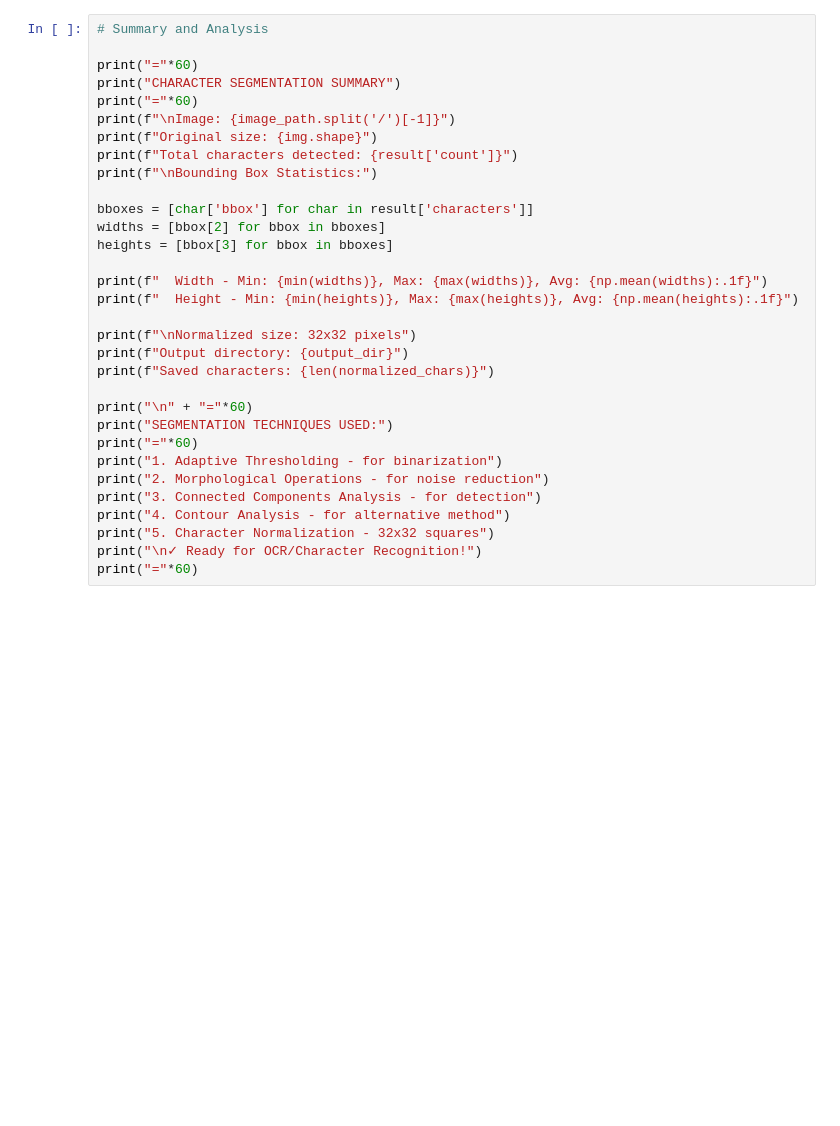
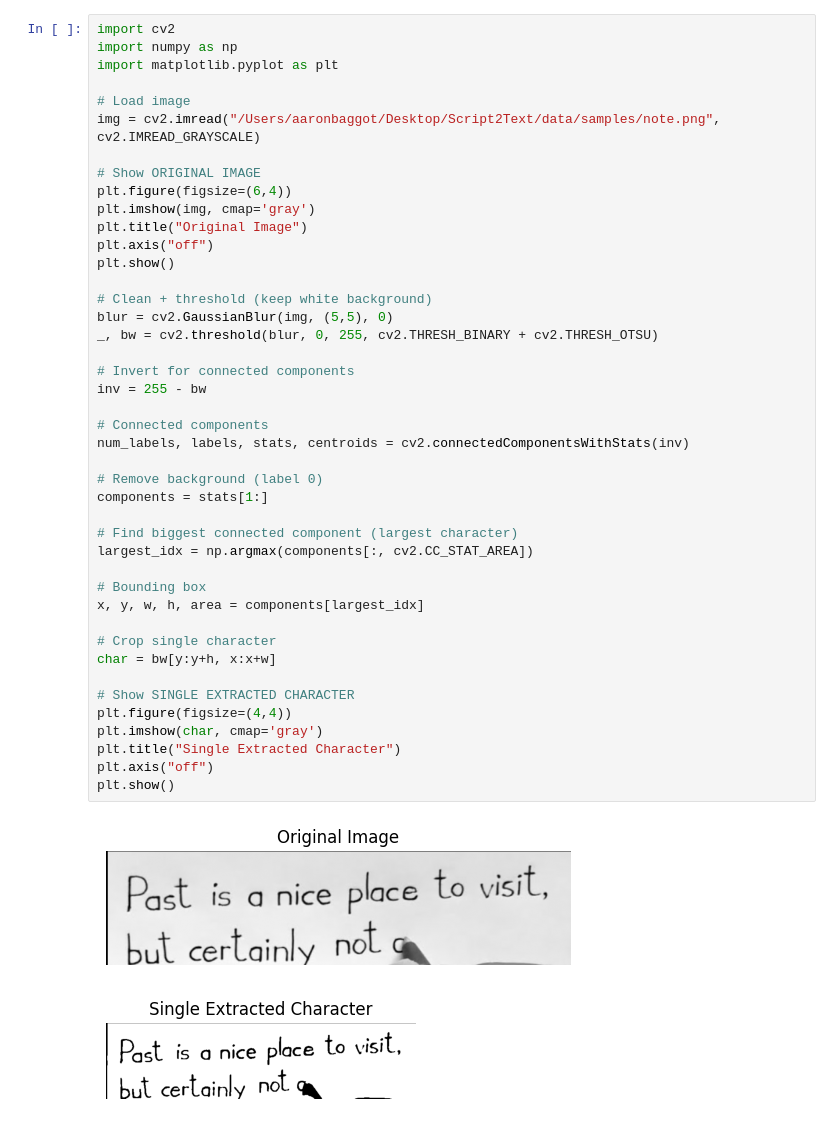
Before and after one commit to aleenamatt1/Script2Text, a Jupyter notebook: notebooks/Character_Segmentation.ipynb, the cells around one changed output. Drawn from its saved outputs; the diff is of its cells as text; blank space fills up the shorter version.

Commit message:
Updated code for segmentation

```diff
--- a/notebooks/Character_Segmentation.ipynb
+++ b/notebooks/Character_Segmentation.ipynb
@@ -448,32 +1,46 @@ print(f"Segmentation complete: {result['count']} characters found")
-# %%
-# Summary and Analysis
-
-print("="*60)
-print("CHARACTER SEGMENTATION SUMMARY")
-print("="*60)
-print(f"\nImage: {image_path.split('/')[-1]}")
-print(f"Original size: {img.shape}")
-print(f"Total characters detected: {result['count']}")
-print(f"\nBounding Box Statistics:")
-
-bboxes = [char['bbox'] for char in result['characters']]
-widths = [bbox[2] for bbox in bboxes]
-heights = [bbox[3] for bbox in bboxes]
-
-print(f"  Width - Min: {min(widths)}, Max: {max(widths)}, Avg: {np.mean(widths):.1f}")
-print(f"  Height - Min: {min(heights)}, Max: {max(heights)}, Avg: {np.mean(heights):.1f}")
-
-print(f"\nNormalized size: 32x32 pixels")
-print(f"Output directory: {output_dir}")
-print(f"Saved characters: {len(normalized_chars)}")
-
-print("\n" + "="*60)
-print("SEGMENTATION TECHNIQUES USED:")
-print("="*60)
-print("1. Adaptive Thresholding - for binarization")
-print("2. Morphological Operations - for noise reduction")
-print("3. Connected Components Analysis - for detection")
-print("4. Contour Analysis - for alternative method")
-print("5. Character Normalization - 32x32 squares")
-print("\n✓ Ready for OCR/Character Recognition!")
-print("="*60)
+# %%
+import cv2
+import numpy as np
+import matplotlib.pyplot as plt
+
+# Load image
+img = cv2.imread("/Users/aaronbaggot/Desktop/Script2Text/data/samples/note.png", cv2.IMREAD_GRAYSCALE)
+
+# Show ORIGINAL IMAGE
+plt.figure(figsize=(6,4))
+plt.imshow(img, cmap='gray')
+plt.title("Original Image")
+plt.axis("off")
+plt.show()
+
+# Clean + threshold (keep white background)
+blur = cv2.GaussianBlur(img, (5,5), 0)
+_, bw = cv2.threshold(blur, 0, 255, cv2.THRESH_BINARY + cv2.THRESH_OTSU)
+
+# Invert for connected components
+inv = 255 - bw
+
+# Connected components
+num_labels, labels, stats, centroids = cv2.connectedComponentsWithStats(inv)
+
+# Remove background (label 0)
+components = stats[1:]
+
+# Find biggest connected component (largest character)
+largest_idx = np.argmax(components[:, cv2.CC_STAT_AREA])
+
+# Bounding box
+x, y, w, h, area = components[largest_idx]
+
+# Crop single character
+char = bw[y:y+h, x:x+w]
+
+# Show SINGLE EXTRACTED CHARACTER
+plt.figure(figsize=(4,4))
+plt.imshow(char, cmap='gray')
+plt.title("Single Extracted Character")
+plt.axis("off")
+plt.show()
+# %% [output]
+[figure, added]
+[figure, added]
```
Also changed, not shown: parts of 11 cells of this notebook, 1 other file.
